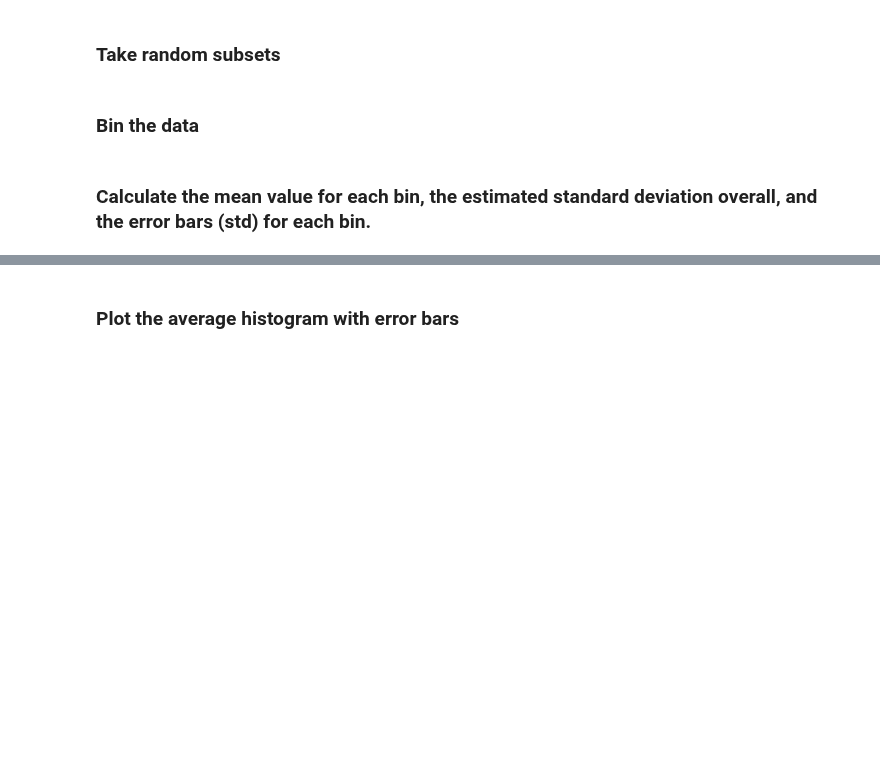
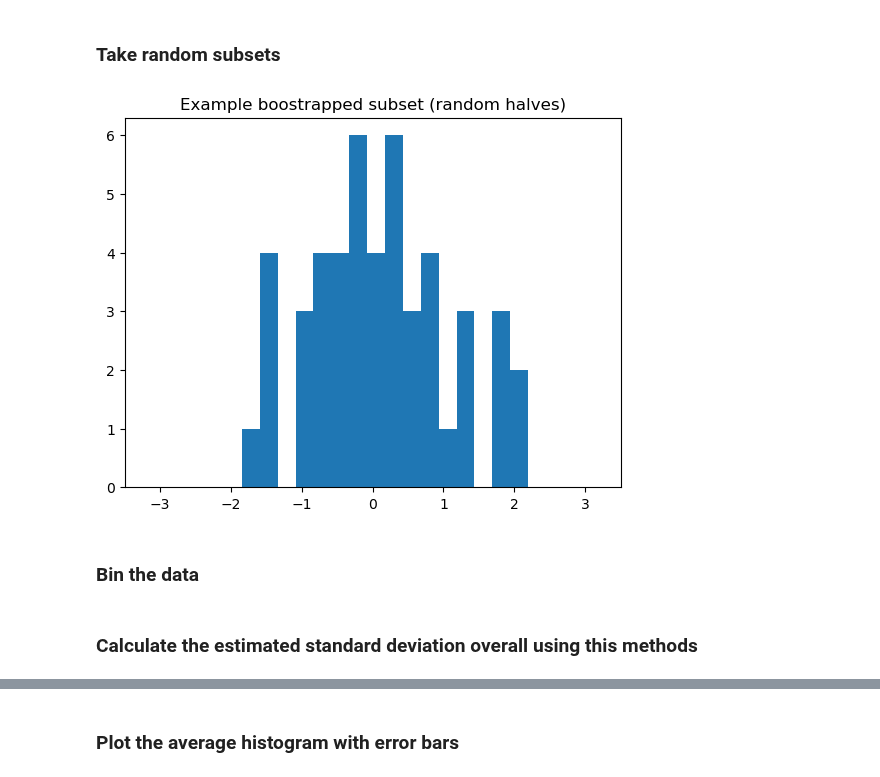
Before and after one commit to acumpelik/DSSC23, a Jupyter notebook: DSSC23-Homework3-Andrea_Cumpelik.ipynb, the cells around one changed output, grey strips where cells are left out. Drawn from its saved outputs; the diff is of its cells as text; code cells hidden in the pictures; blank space fills up the shorter version.

Commit message:
made progress with HW3, plotted hist of subset, but realized I don't need to bin. will fix.

```diff
--- a/DSSC23-Homework3-Andrea_Cumpelik.ipynb
+++ b/DSSC23-Homework3-Andrea_Cumpelik.ipynb
@@ -89,13 +85,11 @@ permutations = 1000
 def bootstrap_random_halves(data, subsetSize, permutations):
     '''
     Splits the data  into random halves (not preserving continuity, assuming IID).
-    Input: data, subsetSize = size of the random subset, permutations = number of samples to draw.
+    Input: data = 1D array, subsetSize = size of the random subset, permutations = number of samples to draw.
     Output: bootstrapped subsets (random halves).
     '''
     subsets = np.zeros((permutations, subsetSize))
     for run in range(permutations):
-        # randomly select half the data points (k = length of subset) and store in a matrix where the rows are subsets and the columns are runs
-        subsets[run] = random.choices(data, k=subsetSize)
+        # randomly select half the data points (k = length of subset) and store in an array where the rows are subsets and the columns are runs
+        subsets[run,:] = random.choices(data, k=subsetSize)
     return subsets
-
-subsets1 = bootstrap_random_halves(data, subsetSize, permutations)
@@ -102,3 +98,11 @@ subsets1 = bootstrap_random_halves(data, subsetSize, permutations)
+# %%
+# Plot one subset
+plt.hist(subsets1[0], bins[:-1])
+plt.title('Example boostrapped subset (random halves)')
+plt.xlim(-3.5,3.5)
+plt.show()
+# %% [output]
+[figure, added]
 # %% [markdown]
 ### Bin the data
 # %%
@@ -124,3 +126,3 @@ binned_samples1 = bin_samples(subsets1, bins)
 # %% [markdown]
-### Calculate the mean value for each bin, the estimated standard deviation overall, and the error bars (std) for each bin.
+### Calculate the estimated standard deviation overall using this methods
 # %%
```
Also changed, not shown: parts of 17 cells of this notebook.
